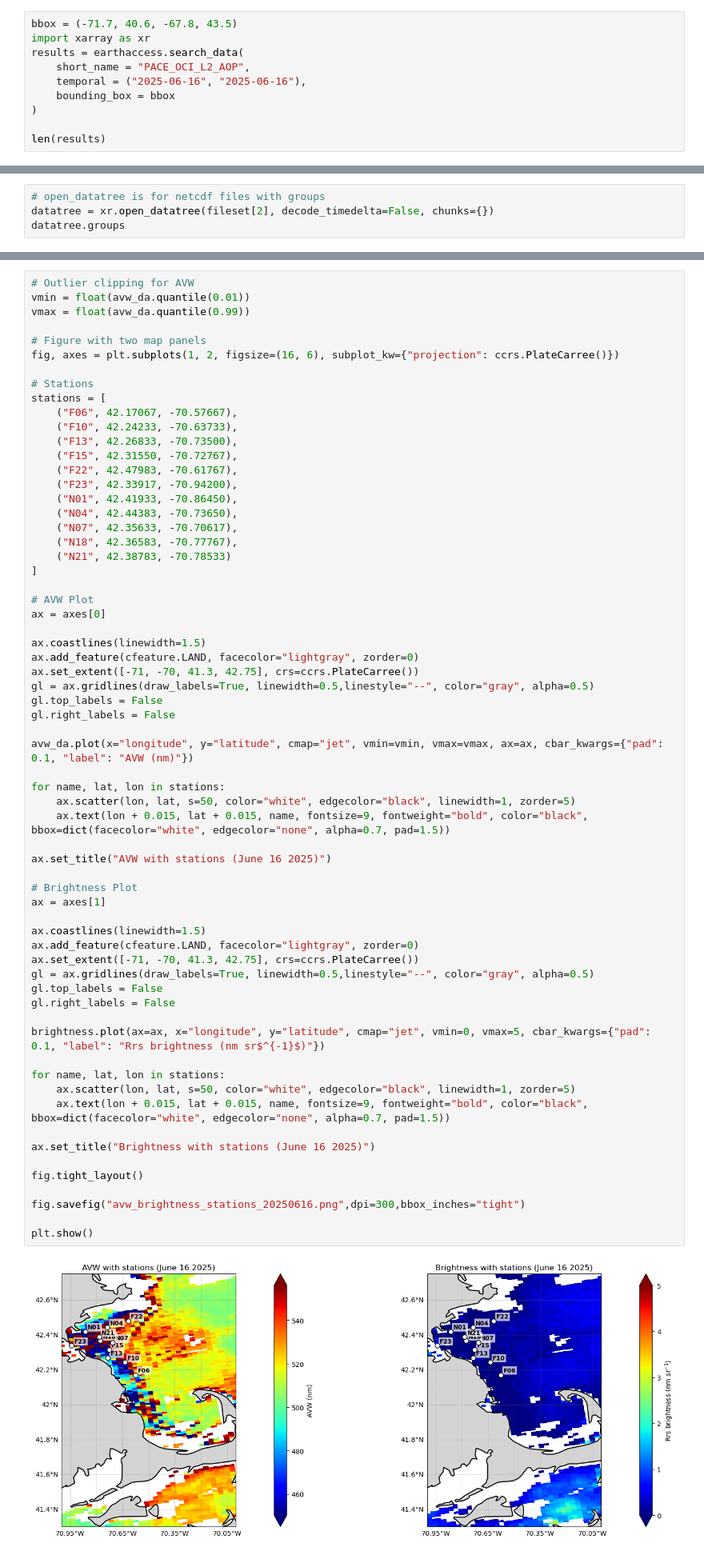
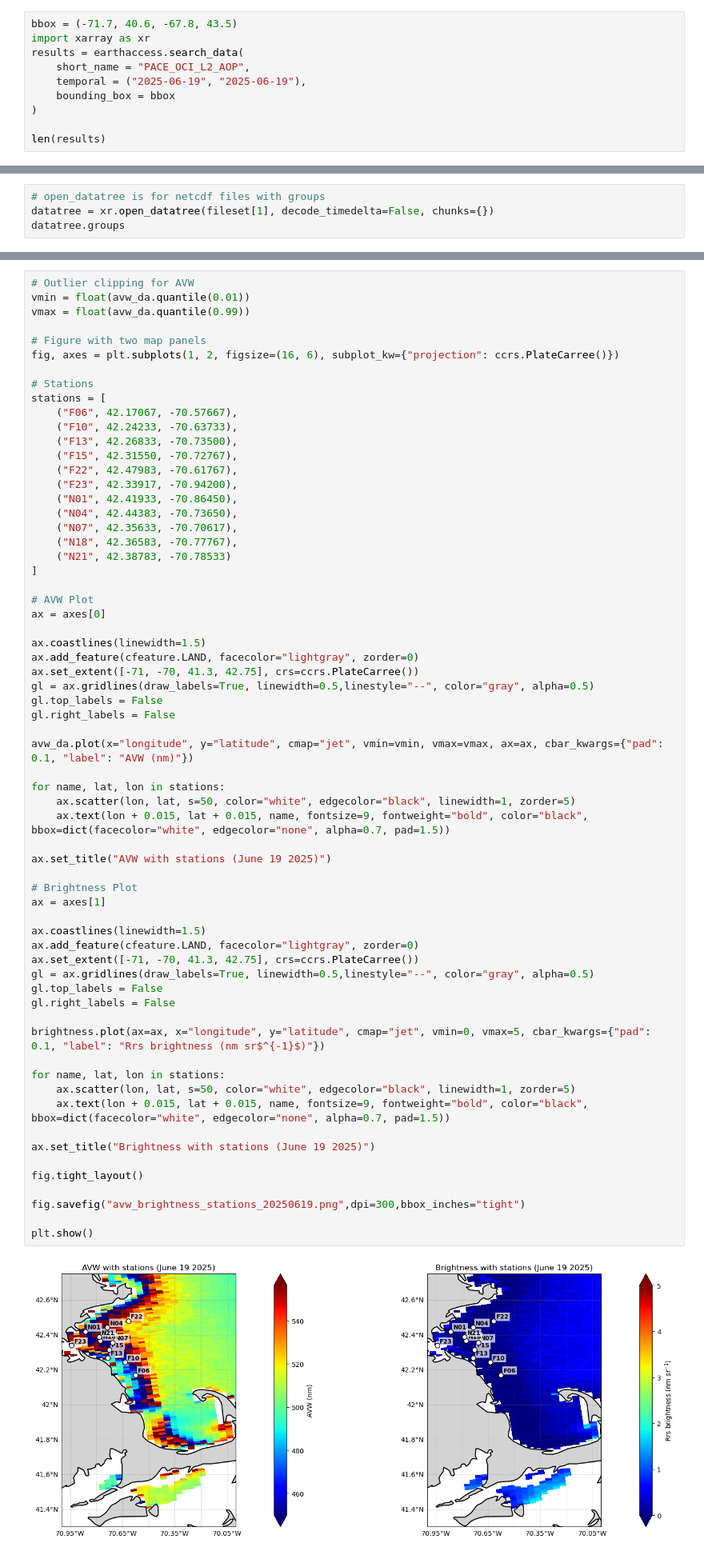
Before and after one commit to fish-pace/2026-proj-phyto-community-structure, a Jupyter notebook: contributor_folders/cassie/Rrs_Mass_Bay.ipynb, the cells around one changed output, grey strips where cells are left out. Shown at 80% size. Saved outputs shown, nothing was run; the diff lists cells and outputs as text.

Commit message:
June 19

```diff
--- a/contributor_folders/cassie/Rrs_Mass_Bay.ipynb
+++ b/contributor_folders/cassie/Rrs_Mass_Bay.ipynb
@@ -16,7 +16,7 @@ bbox = (-71.7, 40.6, -67.8, 43.5)
 import xarray as xr
 results = earthaccess.search_data(
     short_name = "PACE_OCI_L2_AOP",
-    temporal = ("2025-06-16", "2025-06-16"),
+    temporal = ("2025-06-19", "2025-06-19"),
     bounding_box = bbox
 )
 
@@ -36,7 +35,7 @@ fileset = earthaccess.open(results);
 This is level 2 data and unlike level 3 data, it has groups. We need to use `open_datatree()` and `merge().
 # %%
 # open_datatree is for netcdf files with groups
-datatree = xr.open_datatree(fileset[2], decode_timedelta=False, chunks={})
+datatree = xr.open_datatree(fileset[1], decode_timedelta=False, chunks={})
 datatree.groups
 # %% [output]
 ('/',
@@ -139,37 +139,37 @@ gl.right_labels = False
 
 avw_da.plot(x="longitude", y="latitude", cmap="jet", vmin=vmin, vmax=vmax, ax=ax, cbar_kwargs={"pad": 0.1, "label": "AVW (nm)"})
 
 for name, lat, lon in stations:
     ax.scatter(lon, lat, s=50, color="white", edgecolor="black", linewidth=1, zorder=5)
     ax.text(lon + 0.015, lat + 0.015, name, fontsize=9, fontweight="bold", color="black", bbox=dict(facecolor="white", edgecolor="none", alpha=0.7, pad=1.5))
 
-ax.set_title("AVW with stations (June 16 2025)")
+ax.set_title("AVW with stations (June 19 2025)")
 
 # Brightness Plot
 ax = axes[1]
 
 ax.coastlines(linewidth=1.5)
 ax.add_feature(cfeature.LAND, facecolor="lightgray", zorder=0)
 ax.set_extent([-71, -70, 41.3, 42.75], crs=ccrs.PlateCarree())
 gl = ax.gridlines(draw_labels=True, linewidth=0.5,linestyle="--", color="gray", alpha=0.5)
 gl.top_labels = False
 gl.right_labels = False
 
 brightness.plot(ax=ax, x="longitude", y="latitude", cmap="jet", vmin=0, vmax=5, cbar_kwargs={"pad": 0.1, "label": "Rrs brightness (nm sr$^{-1}$)"})
 
 for name, lat, lon in stations:
     ax.scatter(lon, lat, s=50, color="white", edgecolor="black", linewidth=1, zorder=5)
     ax.text(lon + 0.015, lat + 0.015, name, fontsize=9, fontweight="bold", color="black", bbox=dict(facecolor="white", edgecolor="none", alpha=0.7, pad=1.5))
 
-ax.set_title("Brightness with stations (June 16 2025)")
+ax.set_title("Brightness with stations (June 19 2025)")
 
 fig.tight_layout()
 
-fig.savefig("avw_brightness_stations_20250616.png",dpi=300,bbox_inches="tight")
+fig.savefig("avw_brightness_stations_20250619.png",dpi=300,bbox_inches="tight")
 
 plt.show()
 # %% [output]
-[figure, old version]
+[figure, new version]
 # %%
 # Lat/lon grids
 lat_grid = ds["latitude"].values
```
Also changed, not shown: parts of 5 cells of this notebook, 2 other files.
